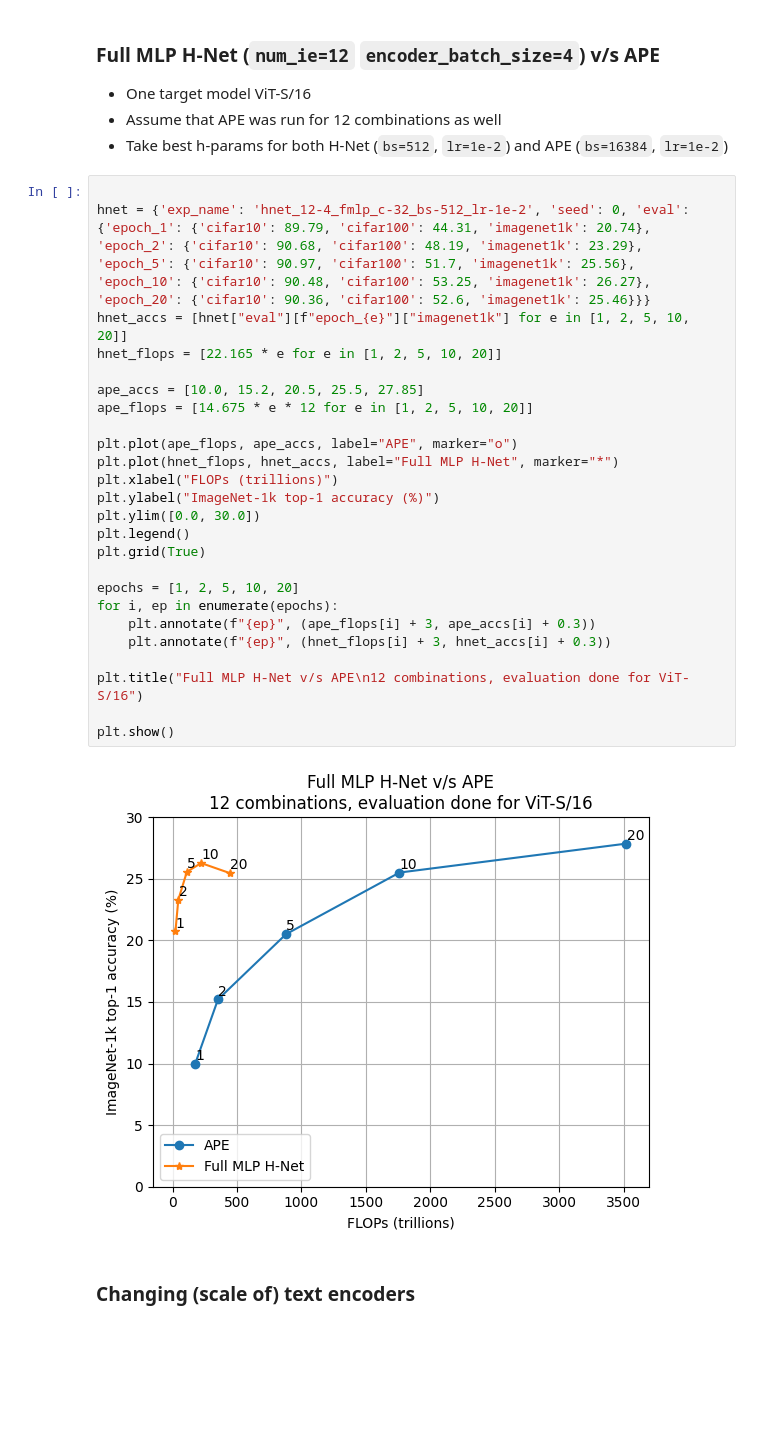
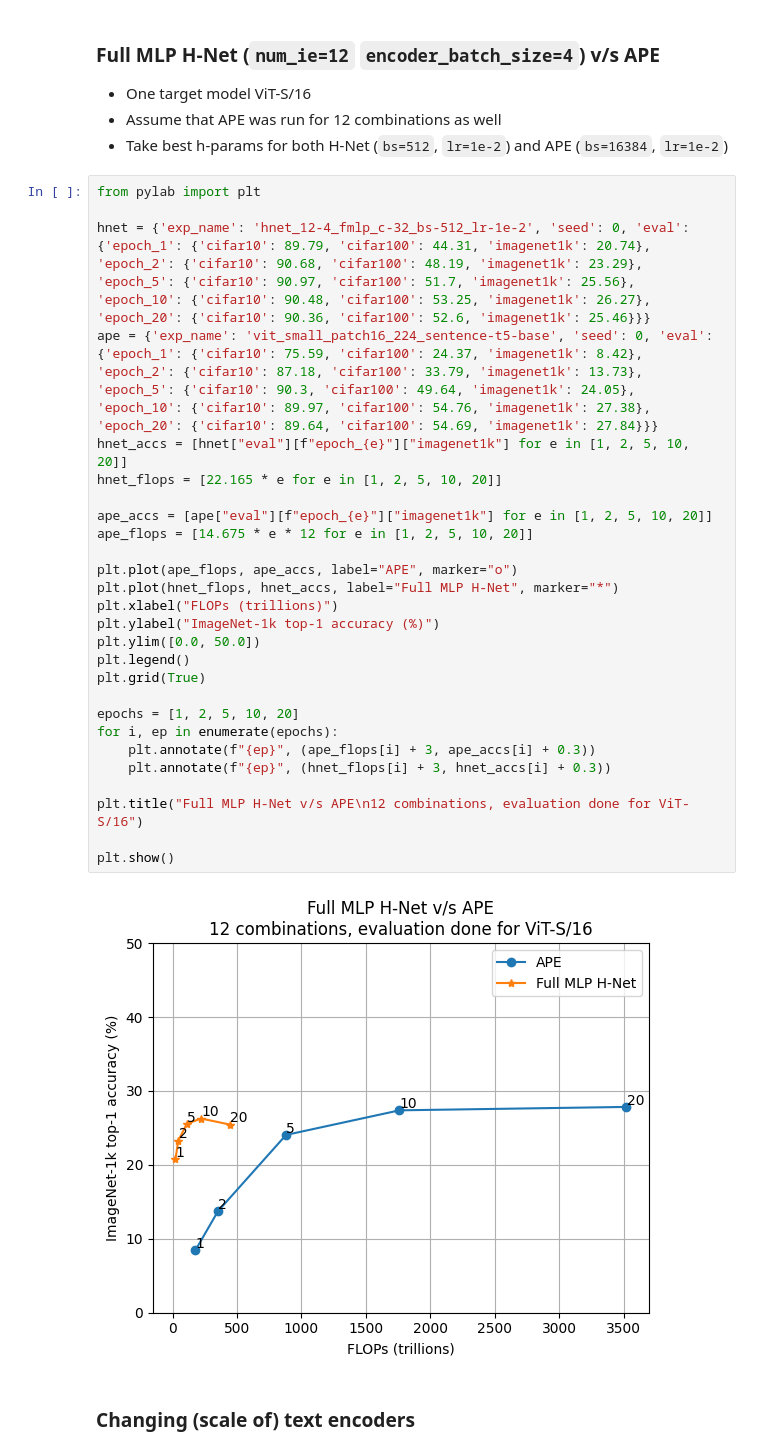
Before and after one commit to jaisidhsingh/hypa-new, a Jupyter notebook: hyperalignment/plot.ipynb, the cells around one changed output. Saved outputs shown, nothing was run; the diff lists cells and outputs as text; blank space fills up the shorter version.

```diff
--- a/hyperalignment/plot.ipynb
+++ b/hyperalignment/plot.ipynb
@@ -108,31 +108,33 @@ for bench in benchmarks:
 - Assume that APE was run for 12 combinations as well
 - Take best h-params for both H-Net (`bs=512`, `lr=1e-2`) and APE (`bs=16384`, `lr=1e-2`)
 # %%
+from pylab import plt
 
 hnet = {'exp_name': 'hnet_12-4_fmlp_c-32_bs-512_lr-1e-2', 'seed': 0, 'eval': {'epoch_1': {'cifar10': 89.79, 'cifar100': 44.31, 'imagenet1k': 20.74}, 'epoch_2': {'cifar10': 90.68, 'cifar100': 48.19, 'imagenet1k': 23.29}, 'epoch_5': {'cifar10': 90.97, 'cifar100': 51.7, 'imagenet1k': 25.56}, 'epoch_10': {'cifar10': 90.48, 'cifar100': 53.25, 'imagenet1k': 26.27}, 'epoch_20': {'cifar10': 90.36, 'cifar100': 52.6, 'imagenet1k': 25.46}}}
+ape = {'exp_name': 'vit_small_patch16_224_sentence-t5-base', 'seed': 0, 'eval': {'epoch_1': {'cifar10': 75.59, 'cifar100': 24.37, 'imagenet1k': 8.42}, 'epoch_2': {'cifar10': 87.18, 'cifar100': 33.79, 'imagenet1k': 13.73}, 'epoch_5': {'cifar10': 90.3, 'cifar100': 49.64, 'imagenet1k': 24.05}, 'epoch_10': {'cifar10': 89.97, 'cifar100': 54.76, 'imagenet1k': 27.38}, 'epoch_20': {'cifar10': 89.64, 'cifar100': 54.69, 'imagenet1k': 27.84}}}
 hnet_accs = [hnet["eval"][f"epoch_{e}"]["imagenet1k"] for e in [1, 2, 5, 10, 20]]
 hnet_flops = [22.165 * e for e in [1, 2, 5, 10, 20]]
 
-ape_accs = [10.0, 15.2, 20.5, 25.5, 27.85]
+ape_accs = [ape["eval"][f"epoch_{e}"]["imagenet1k"] for e in [1, 2, 5, 10, 20]]
 ape_flops = [14.675 * e * 12 for e in [1, 2, 5, 10, 20]]
 
 plt.plot(ape_flops, ape_accs, label="APE", marker="o")
 plt.plot(hnet_flops, hnet_accs, label="Full MLP H-Net", marker="*")
 plt.xlabel("FLOPs (trillions)")
 plt.ylabel("ImageNet-1k top-1 accuracy (%)")
-plt.ylim([0.0, 30.0])
+plt.ylim([0.0, 50.0])
 plt.legend()
 plt.grid(True)
 
 epochs = [1, 2, 5, 10, 20]
 for i, ep in enumerate(epochs):
     plt.annotate(f"{ep}", (ape_flops[i] + 3, ape_accs[i] + 0.3))
     plt.annotate(f"{ep}", (hnet_flops[i] + 3, hnet_accs[i] + 0.3))
 
 plt.title("Full MLP H-Net v/s APE\n12 combinations, evaluation done for ViT-S/16")
 
 plt.show()
 # %% [output]
-[figure, old version]
+[figure, new version]
 # %% [markdown]
 ### Changing (scale of) text encoders
```
Also changed, not shown: parts of 3 cells of this notebook, 2 other files.
